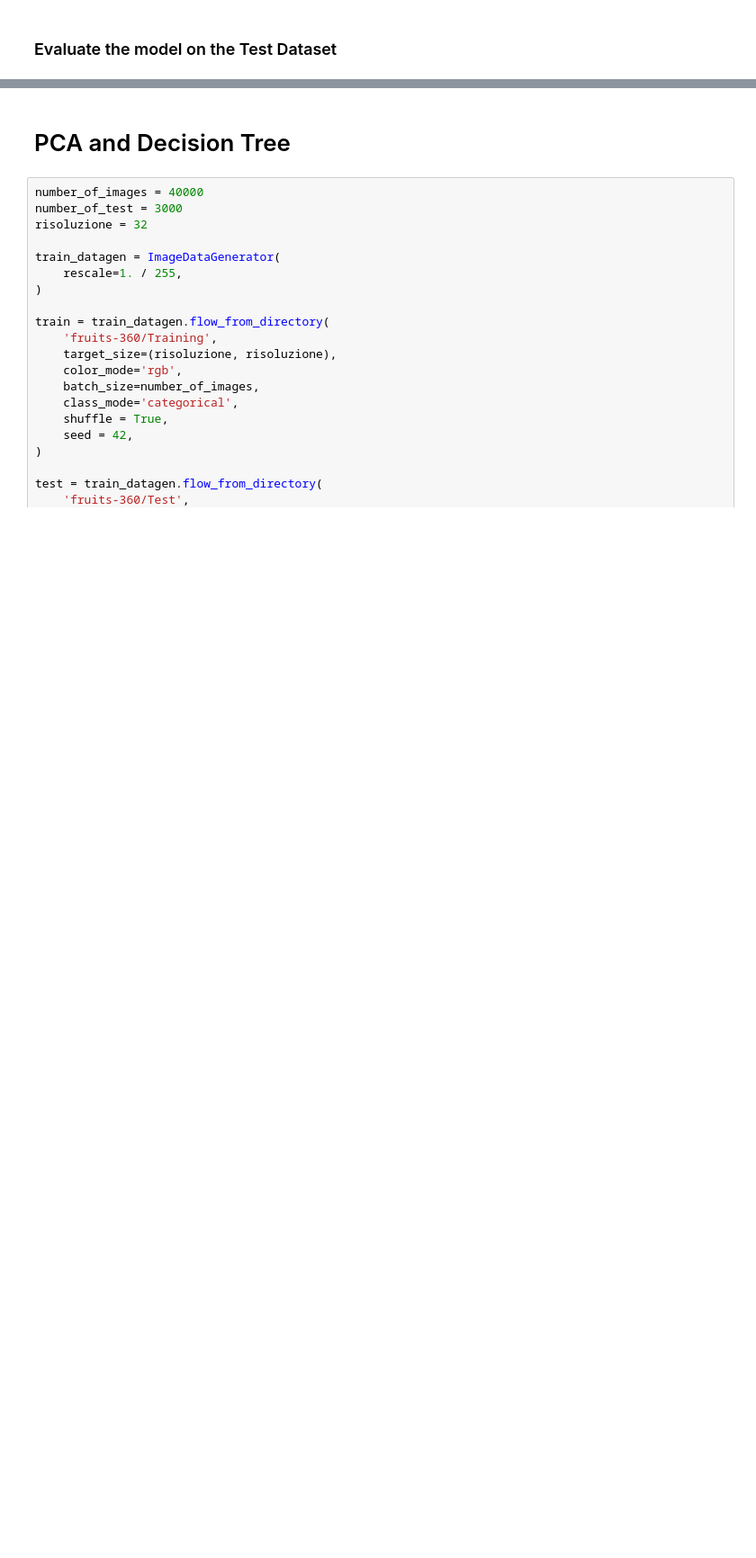
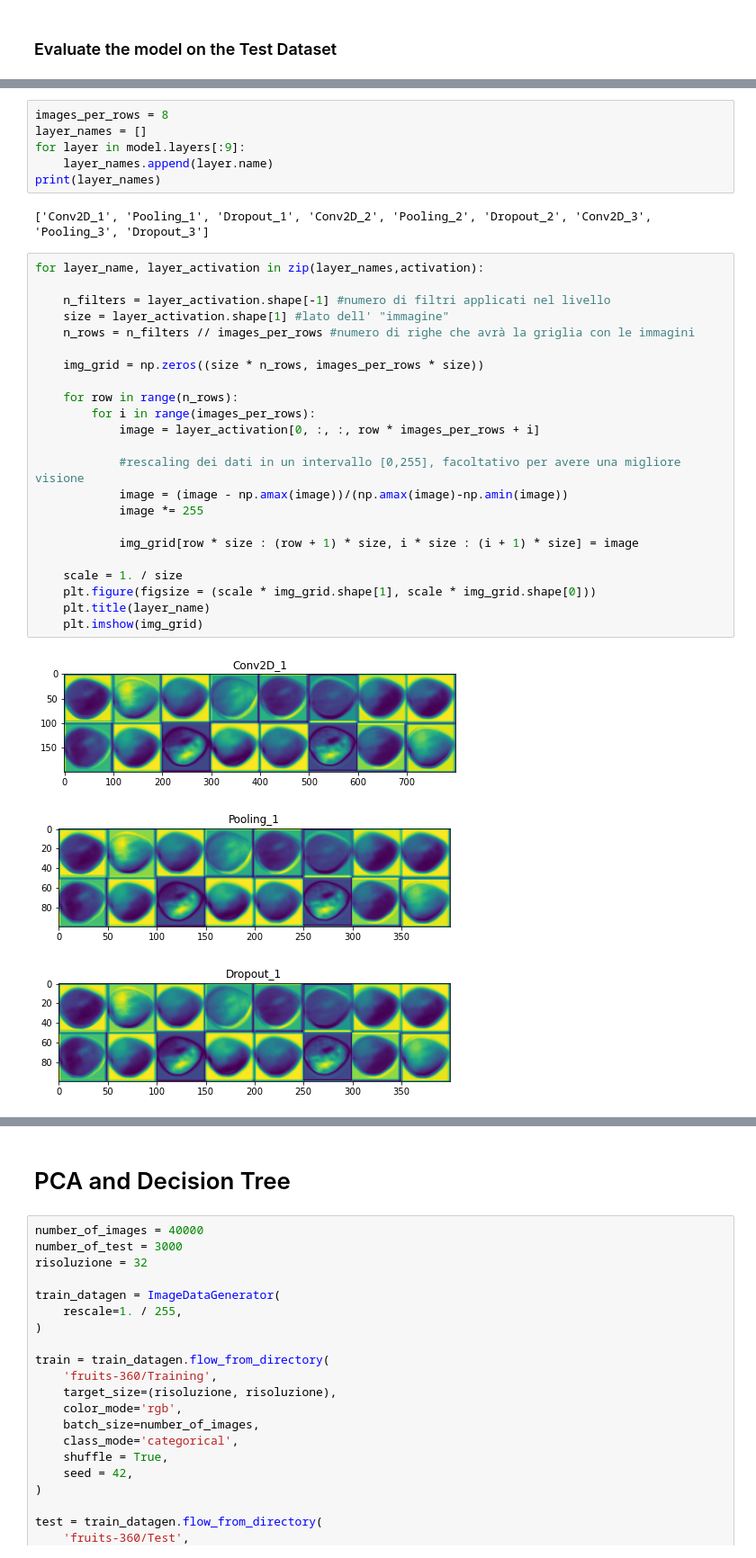
Before and after one commit to teob97/fruits_classifier, a Jupyter notebook: main.ipynb, the cells around one changed output, grey strips where cells are left out. Shown at 90% size. Cells and saved outputs as stored; diff of their text form; blank space fills up the shorter version.

```diff
--- a/main.ipynb
+++ b/main.ipynb
@@ -211,0 +229,35 @@ print('**********************************')
+# %%
+images_per_rows = 8
+layer_names = []
+for layer in model.layers[:9]:
+    layer_names.append(layer.name)
+print(layer_names)
+# %% [output]
+['Conv2D_1', 'Pooling_1', 'Dropout_1', 'Conv2D_2', 'Pooling_2', 'Dropout_2', 'Conv2D_3', 'Pooling_3', 'Dropout_3']
+# %%
+for layer_name, layer_activation in zip(layer_names,activation):
+
+    n_filters = layer_activation.shape[-1] #numero di filtri applicati nel livello
+    size = layer_activation.shape[1] #lato dell' "immagine"
+    n_rows = n_filters // images_per_rows #numero di righe che avrà la griglia con le immagini
+
+    img_grid = np.zeros((size * n_rows, images_per_rows * size))
+
+    for row in range(n_rows):
+        for i in range(images_per_rows):
+            image = layer_activation[0, :, :, row * images_per_rows + i]
+
+            #rescaling dei dati in un intervallo [0,255], facoltativo per avere una migliore visione
+            image = (image - np.amax(image))/(np.amax(image)-np.amin(image))
+            image *= 255
+
+            img_grid[row * size : (row + 1) * size, i * size : (i + 1) * size] = image
+
+    scale = 1. / size
+    plt.figure(figsize = (scale * img_grid.shape[1], scale * img_grid.shape[0]))
+    plt.title(layer_name)
+    plt.imshow(img_grid)
+# %% [output]
+[figure, added]
+[figure, added]
+[figure, added]
```
Also changed, not shown: parts of 14 cells of this notebook, 1 other file.
